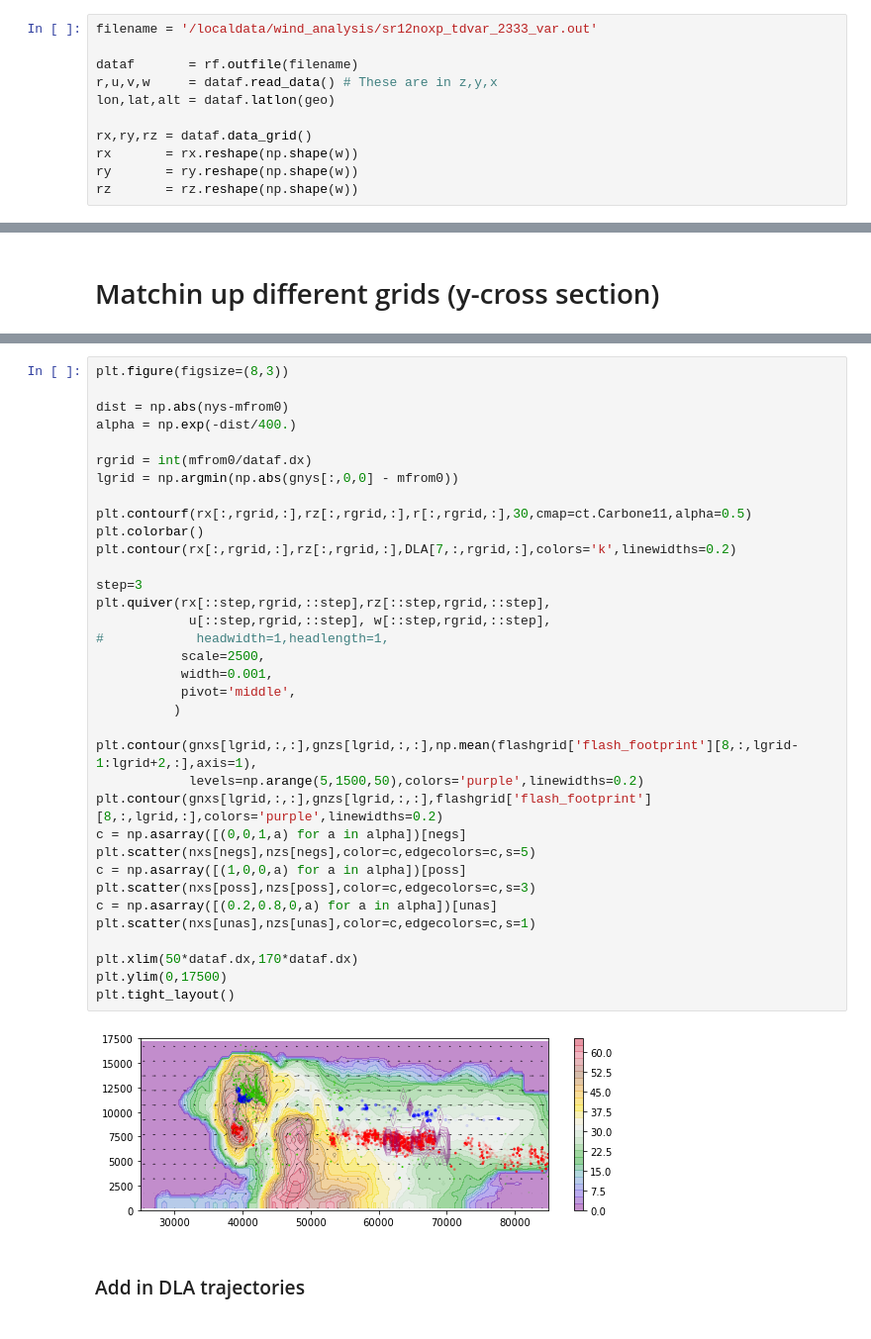
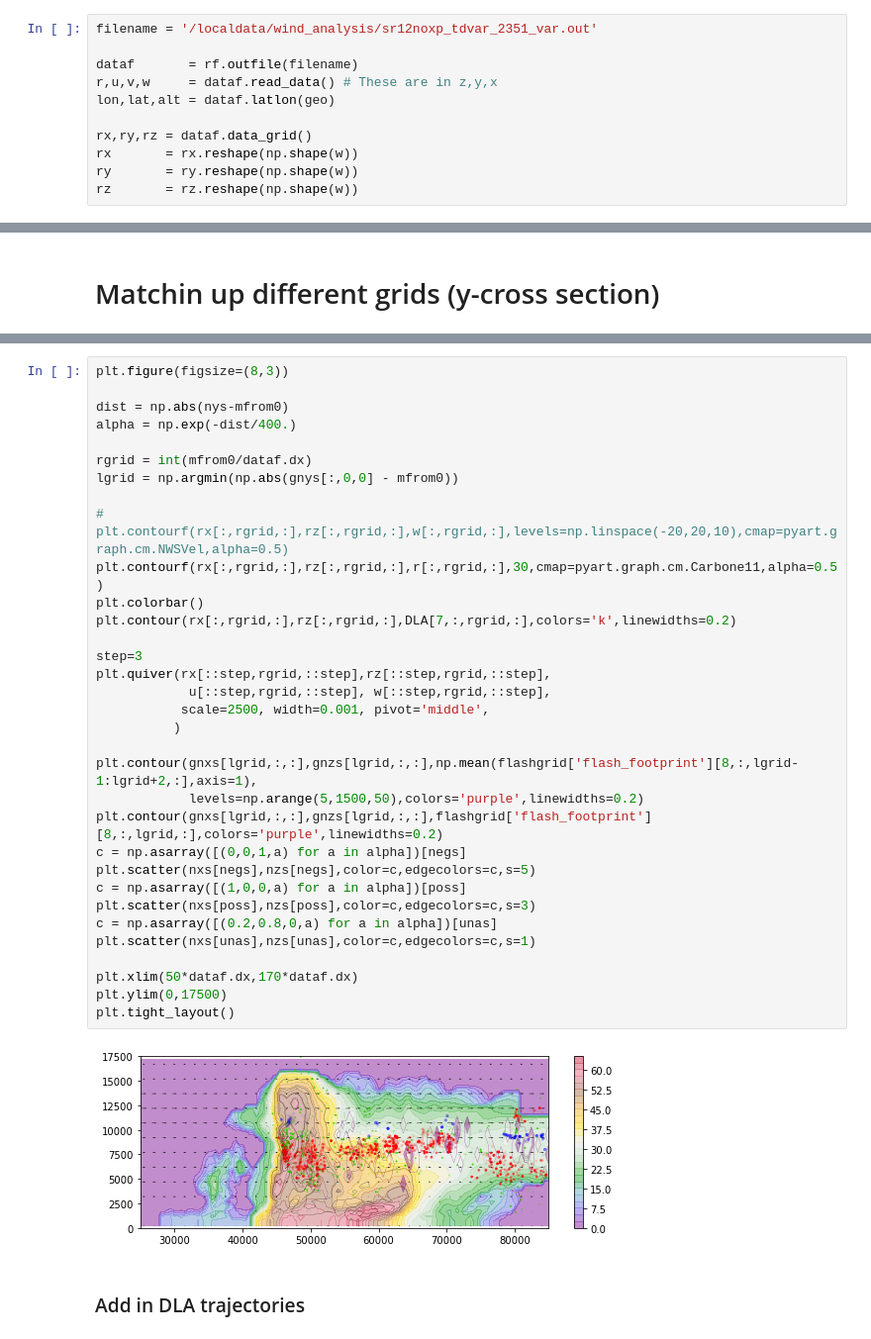
Before and after one commit to vbalderdash/varout_data, a Jupyter notebook: readout.ipynb, the cells around one changed output, grey strips where cells are left out. Shown at 99% size. Drawn from its saved outputs; the diff is of its cells as text.

```diff
--- a/readout.ipynb
+++ b/readout.ipynb
@@ -19,7 +35,7 @@ geo   = GeographicSystem()
 
 #### And pulling out the radar grid points for plotting later
 # %%
-filename = '/localdata/wind_analysis/sr12noxp_tdvar_2333_var.out'
+filename = '/localdata/wind_analysis/sr12noxp_tdvar_2351_var.out'
 
 dataf       = rf.outfile(filename)
 r,u,v,w     = dataf.read_data() # These are in z,y,x
@@ -176,39 +164,37 @@ plt.colorbar()
 plt.figure(figsize=(8,3))
 
 dist = np.abs(nys-mfrom0)
 alpha = np.exp(-dist/400.)
 
 rgrid = int(mfrom0/dataf.dx)
 lgrid = np.argmin(np.abs(gnys[:,0,0] - mfrom0))
 
-plt.contourf(rx[:,rgrid,:],rz[:,rgrid,:],r[:,rgrid,:],30,cmap=ct.Carbone11,alpha=0.5)
+# plt.contourf(rx[:,rgrid,:],rz[:,rgrid,:],w[:,rgrid,:],levels=np.linspace(-20,20,10),cmap=pyart.graph.cm.NWSVel,alpha=0.5)
+plt.contourf(rx[:,rgrid,:],rz[:,rgrid,:],r[:,rgrid,:],30,cmap=pyart.graph.cm.Carbone11,alpha=0.5)
 plt.colorbar()
 plt.contour(rx[:,rgrid,:],rz[:,rgrid,:],DLA[7,:,rgrid,:],colors='k',linewidths=0.2)
 
 step=3
 plt.quiver(rx[::step,rgrid,::step],rz[::step,rgrid,::step],
             u[::step,rgrid,::step], w[::step,rgrid,::step],
-#            headwidth=1,headlength=1,
-           scale=2500,
-           width=0.001,
-           pivot='middle',
+           scale=2500, width=0.001, pivot='middle',
           )
 
 plt.contour(gnxs[lgrid,:,:],gnzs[lgrid,:,:],np.mean(flashgrid['flash_footprint'][8,:,lgrid-1:lgrid+2,:],axis=1),
             levels=np.arange(5,1500,50),colors='purple',linewidths=0.2)
 plt.contour(gnxs[lgrid,:,:],gnzs[lgrid,:,:],flashgrid['flash_footprint'][8,:,lgrid,:],colors='purple',linewidths=0.2)
 c = np.asarray([(0,0,1,a) for a in alpha])[negs]
 plt.scatter(nxs[negs],nzs[negs],color=c,edgecolors=c,s=5)
 c = np.asarray([(1,0,0,a) for a in alpha])[poss]
 plt.scatter(nxs[poss],nzs[poss],color=c,edgecolors=c,s=3)
 c = np.asarray([(0.2,0.8,0,a) for a in alpha])[unas]
 plt.scatter(nxs[unas],nzs[unas],color=c,edgecolors=c,s=1)
 
 plt.xlim(50*dataf.dx,170*dataf.dx)
 plt.ylim(0,17500)
 plt.tight_layout()
 # %% [output]
-[figure, old version]
+[figure, new version]
 # %% [markdown]
 ### Add in DLA trajectories
 # %%
```
Also changed, not shown: parts of 47 cells of this notebook.
